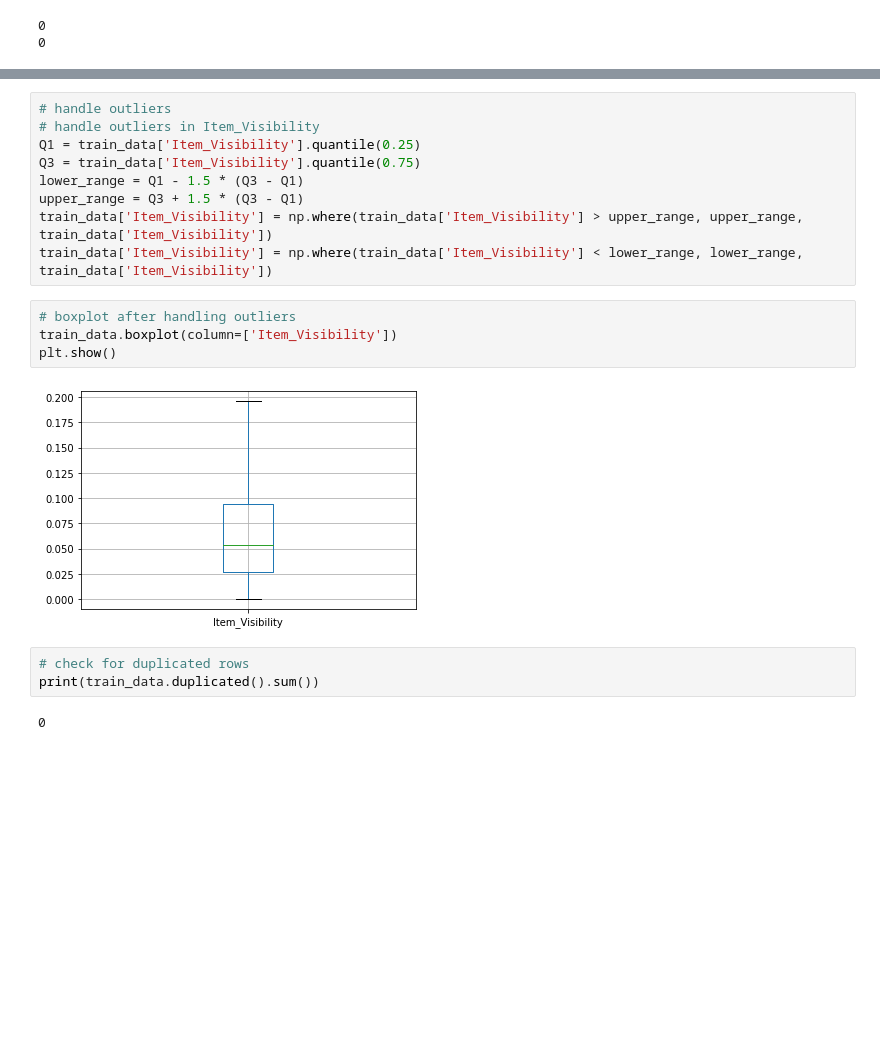
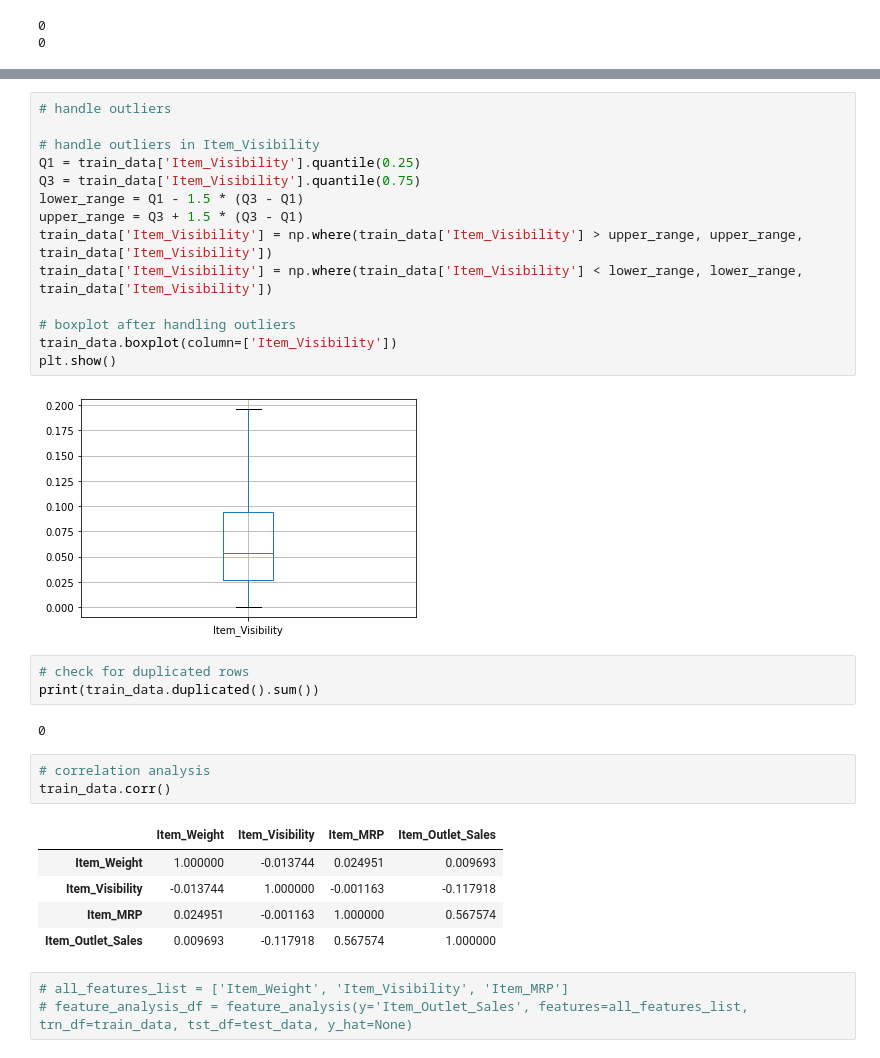
Before and after one commit to Hoda233/BigMart-Outlet-Sales-Analysis-and-Prediction, a Jupyter notebook: Notebook/Untitled.ipynb, the cells around one changed output, grey strips where cells are left out. Saved outputs shown, nothing was run; the diff lists cells and outputs as text; blank space fills up the shorter version.

```diff
--- a/Notebook/Untitled.ipynb
+++ b/Notebook/Untitled.ipynb
@@ -219,6 +224,7 @@ plt.show()
 [figure]
 # %%
 # handle outliers
+
 # handle outliers in Item_Visibility
 Q1 = train_data['Item_Visibility'].quantile(0.25)
 Q3 = train_data['Item_Visibility'].quantile(0.75)
@@ -226,14 +232,26 @@ lower_range = Q1 - 1.5 * (Q3 - Q1)
 upper_range = Q3 + 1.5 * (Q3 - Q1)
 train_data['Item_Visibility'] = np.where(train_data['Item_Visibility'] > upper_range, upper_range, train_data['Item_Visibility'])
 train_data['Item_Visibility'] = np.where(train_data['Item_Visibility'] < lower_range, lower_range, train_data['Item_Visibility'])
+
+# boxplot after handling outliers
+train_data.boxplot(column=['Item_Visibility'])
+plt.show()
+# %% [output]
+[figure, added]
-# %%
-# boxplot after handling outliers
-train_data.boxplot(column=['Item_Visibility'])
-plt.show()
-# %% [output]
-[figure, removed]
 # %%
 # check for duplicated rows
 print(train_data.duplicated().sum())
 # %% [output]
 0
+# %%
+# correlation analysis
+train_data.corr()
+# %% [output]
+|  | Item_Weight | Item_Visibility | Item_MRP | Item_Outlet_Sales |
+| Item_Weight | 1.000000 | -0.013744 | 0.024951 | 0.009693 |
+| Item_Visibility | -0.013744 | 1.000000 | -0.001163 | -0.117918 |
+| Item_MRP | 0.024951 | -0.001163 | 1.000000 | 0.567574 |
+| Item_Outlet_Sales | 0.009693 | -0.117918 | 0.567574 | 1.000000 |
+# %%
+# all_features_list = ['Item_Weight', 'Item_Visibility', 'Item_MRP']
+# feature_analysis_df = feature_analysis(y='Item_Outlet_Sales', features=all_features_list, trn_df=train_data, tst_df=test_data, y_hat=None)
```
Also changed, not shown: parts of 9 cells of this notebook.
